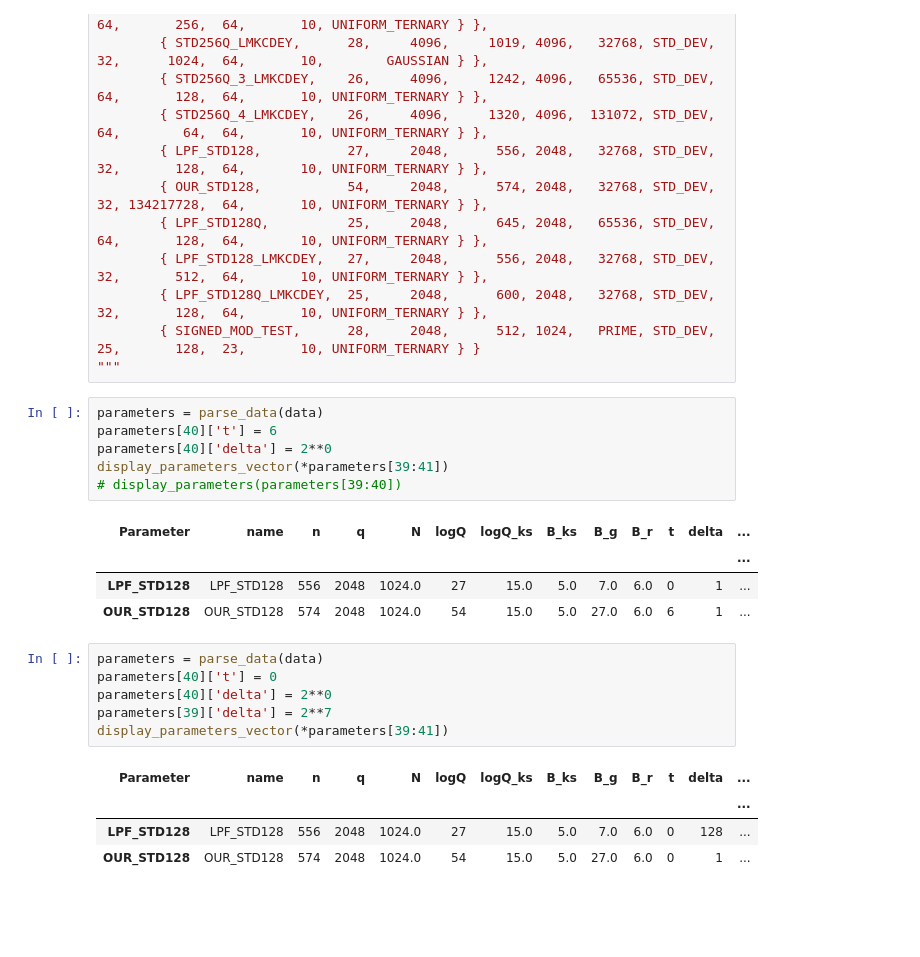
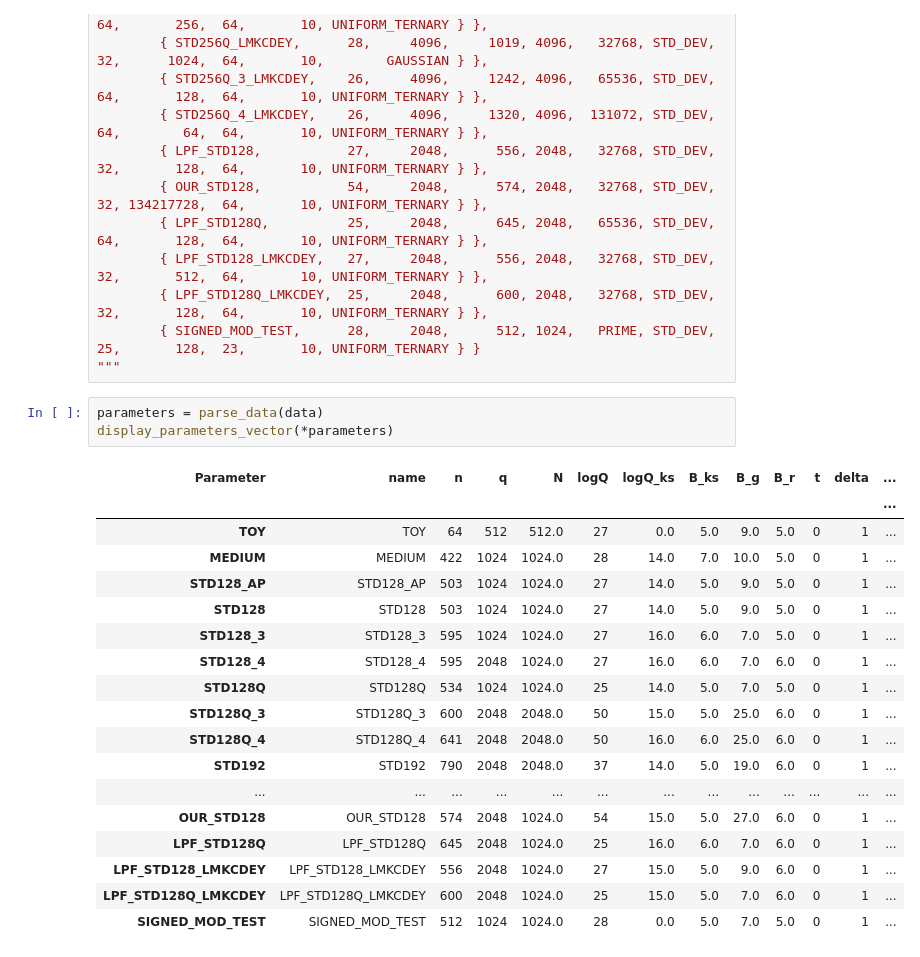
Before and after one commit to HONGDUCK/FHEW-TFHE-Noise-Calculator, a Jupyter notebook: noisetest.ipynb, the cells around one changed output. Saved outputs shown, nothing was run; the diff lists cells and outputs as text; blank space fills up the shorter version.

```diff
--- a/noisetest.ipynb
+++ b/noisetest.ipynb
@@ -49,25 +49,25 @@ data = """
         { LPF_STD128Q_LMKCDEY,  25,     2048,      600, 2048,   32768, STD_DEV,  32,       128,  64,       10, UNIFORM_TERNARY } },
         { SIGNED_MOD_TEST,      28,     2048,      512, 1024,   PRIME, STD_DEV,  25,       128,  23,       10, UNIFORM_TERNARY } }
 """
-# %%
-parameters = parse_data(data)
-parameters[40]['t'] = 6
-parameters[40]['delta'] = 2**0
-display_parameters_vector(*parameters[39:41])
-# display_parameters(parameters[39:40])
-# %% [output]
-| Parameter | name | n | q | N | logQ | logQ_ks | B_ks | B_g | B_r | t | delta | ... |
-|  |  |  |  |  |  |  |  |  |  |  |  | ... |
-| LPF_STD128 | LPF_STD128 | 556 | 2048 | 1024.0 | 27 | 15.0 | 5.0 | 7.0 | 6.0 | 0 | 1 | ... |
-| OUR_STD128 | OUR_STD128 | 574 | 2048 | 1024.0 | 54 | 15.0 | 5.0 | 27.0 | 6.0 | 6 | 1 | ... |
-# %%
-parameters = parse_data(data)
-parameters[40]['t'] = 0
-parameters[40]['delta'] = 2**0
-parameters[39]['delta'] = 2**7
-display_parameters_vector(*parameters[39:41])
-# %% [output]
-| Parameter | name | n | q | N | logQ | logQ_ks | B_ks | B_g | B_r | t | delta | ... |
-|  |  |  |  |  |  |  |  |  |  |  |  | ... |
-| LPF_STD128 | LPF_STD128 | 556 | 2048 | 1024.0 | 27 | 15.0 | 5.0 | 7.0 | 6.0 | 0 | 128 | ... |
-| OUR_STD128 | OUR_STD128 | 574 | 2048 | 1024.0 | 54 | 15.0 | 5.0 | 27.0 | 6.0 | 0 | 1 | ... |
+# %%
+parameters = parse_data(data)
+display_parameters_vector(*parameters)
+# %% [output]
+| Parameter | name | n | q | N | logQ | logQ_ks | B_ks | B_g | B_r | t | delta | ... |
+|  |  |  |  |  |  |  |  |  |  |  |  | ... |
+| TOY | TOY | 64 | 512 | 512.0 | 27 | 0.0 | 5.0 | 9.0 | 5.0 | 0 | 1 | ... |
+| MEDIUM | MEDIUM | 422 | 1024 | 1024.0 | 28 | 14.0 | 7.0 | 10.0 | 5.0 | 0 | 1 | ... |
+| STD128_AP | STD128_AP | 503 | 1024 | 1024.0 | 27 | 14.0 | 5.0 | 9.0 | 5.0 | 0 | 1 | ... |
+| STD128 | STD128 | 503 | 1024 | 1024.0 | 27 | 14.0 | 5.0 | 9.0 | 5.0 | 0 | 1 | ... |
+| STD128_3 | STD128_3 | 595 | 1024 | 1024.0 | 27 | 16.0 | 6.0 | 7.0 | 5.0 | 0 | 1 | ... |
+| STD128_4 | STD128_4 | 595 | 2048 | 1024.0 | 27 | 16.0 | 6.0 | 7.0 | 6.0 | 0 | 1 | ... |
+| STD128Q | STD128Q | 534 | 1024 | 1024.0 | 25 | 14.0 | 5.0 | 7.0 | 5.0 | 0 | 1 | ... |
+| STD128Q_3 | STD128Q_3 | 600 | 2048 | 2048.0 | 50 | 15.0 | 5.0 | 25.0 | 6.0 | 0 | 1 | ... |
+| STD128Q_4 | STD128Q_4 | 641 | 2048 | 2048.0 | 50 | 16.0 | 6.0 | 25.0 | 6.0 | 0 | 1 | ... |
+| STD192 | STD192 | 790 | 2048 | 2048.0 | 37 | 14.0 | 5.0 | 19.0 | 6.0 | 0 | 1 | ... |
+| ... | ... | ... | ... | ... | ... | ... | ... | ... | ... | ... | ... | ... |
+| OUR_STD128 | OUR_STD128 | 574 | 2048 | 1024.0 | 54 | 15.0 | 5.0 | 27.0 | 6.0 | 0 | 1 | ... |
+| LPF_STD128Q | LPF_STD128Q | 645 | 2048 | 1024.0 | 25 | 16.0 | 6.0 | 7.0 | 6.0 | 0 | 1 | ... |
+| LPF_STD128_LMKCDEY | LPF_STD128_LMKCDEY | 556 | 2048 | 1024.0 | 27 | 15.0 | 5.0 | 9.0 | 6.0 | 0 | 1 | ... |
+| LPF_STD128Q_LMKCDEY | LPF_STD128Q_LMKCDEY | 600 | 2048 | 1024.0 | 25 | 15.0 | 5.0 | 7.0 | 6.0 | 0 | 1 | ... |
+| SIGNED_MOD_TEST | SIGNED_MOD_TEST | 512 | 1024 | 1024.0 | 28 | 0.0 | 5.0 | 7.0 | 5.0 | 0 | 1 | ... |
```
Also changed, not shown: 1 other file.
